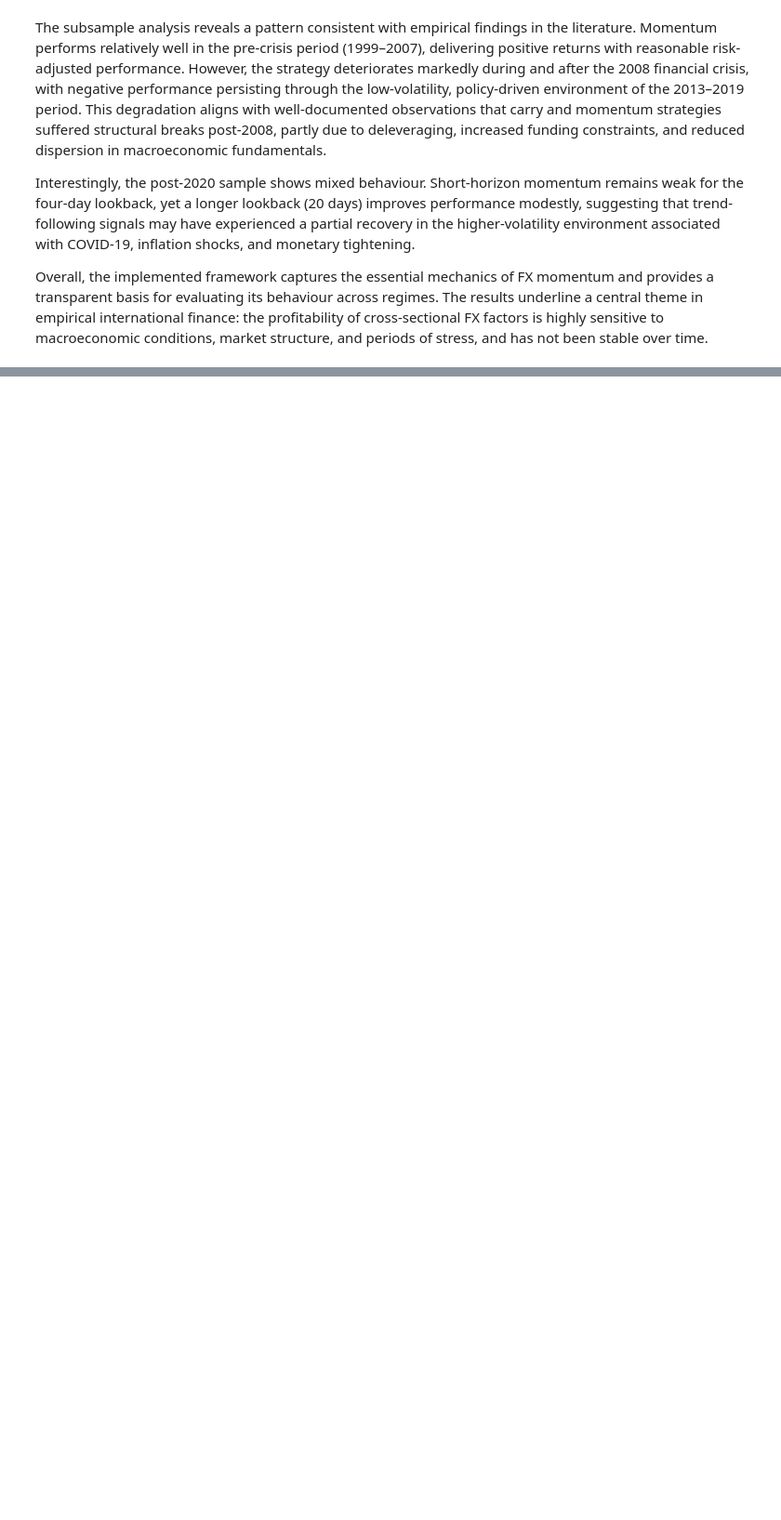
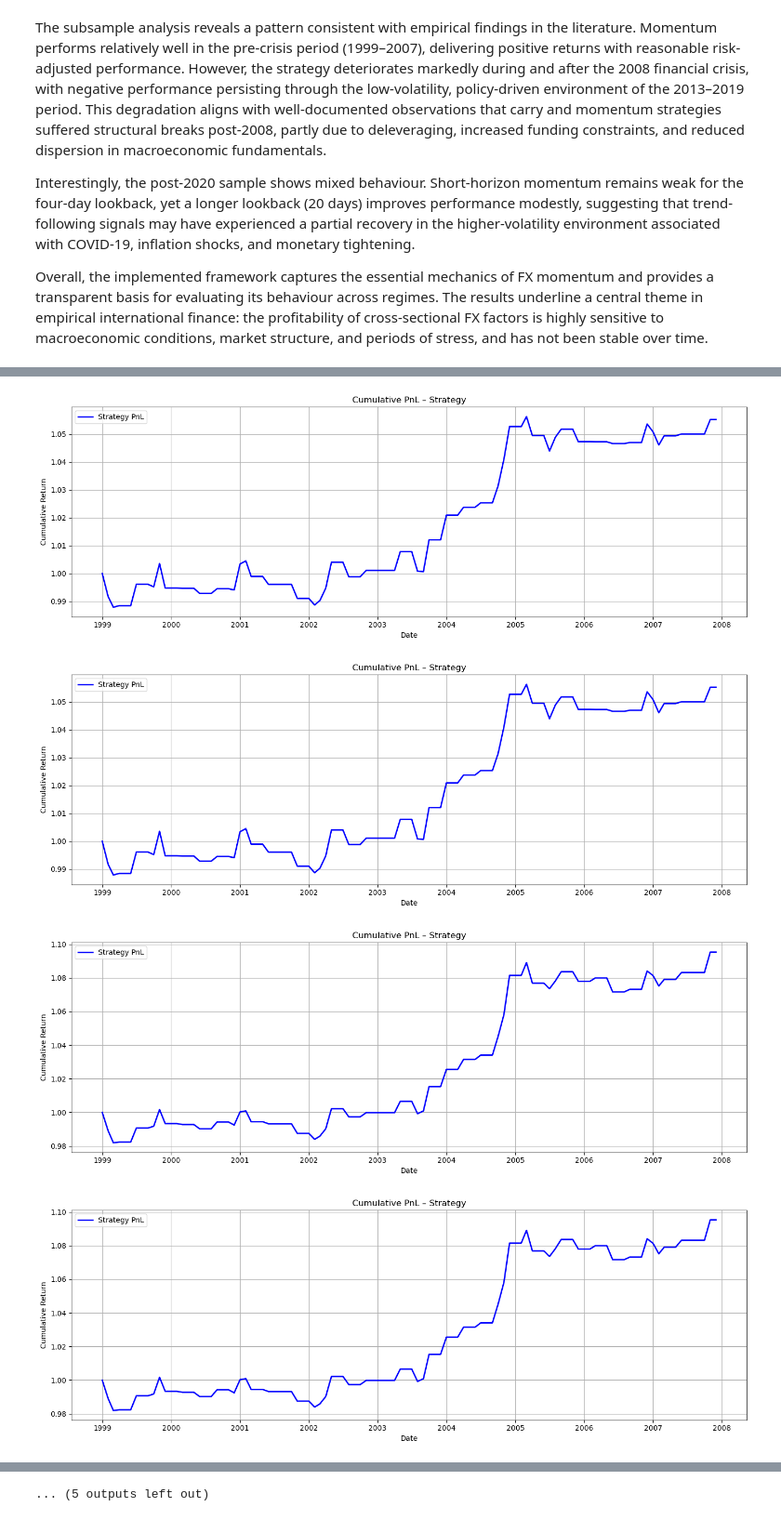
Before and after one commit to Thomasdeport/Dauphine203-Courses, a Jupyter notebook: international_finance/project.ipynb, the cells around one changed output, grey strips where cells are left out. Shown at 93% size. Drawn from its saved outputs; the diff is of its cells as text; code cells hidden in the pictures; blank space fills up the shorter version.

```diff
--- a/international_finance/project.ipynb
+++ b/international_finance/project.ipynb
@@ -783,3 +799,6 @@ The subsample analysis reveals a pattern consistent with empirical findings in t
 Interestingly, the post-2020 sample shows mixed behaviour. Short-horizon momentum remains weak for the four-day lookback, yet a longer lookback (20 days) improves performance modestly, suggesting that trend-following signals may have experienced a partial recovery in the higher-volatility environment associated with COVID-19, inflation shocks, and monetary tightening.
 
 Overall, the implemented framework captures the essential mechanics of FX momentum and provides a transparent basis for evaluating its behaviour across regimes. The results underline a central theme in empirical international finance: the profitability of cross-sectional FX factors is highly sensitive to macroeconomic conditions, market structure, and periods of stress, and has not been stable over time.
+# %%
+forward_1W.index = pd.to_datetime(forward_1W.index)
+forward_1W.index
@@ -919,0 +983,59 @@ dtype: float64
+# %%
+param_grid = [
+    {"hold": 22, "pct": 0.2},
+    {"hold": 22, "pct": 0.3},
+]
+subsamples = {
+    "1999-2007": ("1999-01-01", "2007-12-31"), # (pre-crisis)
+    "2008-2012": ("2008-01-01", "2012-12-31"), # (Financial Crisis + Euro Crisis)
+    "2013-2019": ("2013-01-01", "2019-12-31"), # (QE, Low Volatility)
+    "2020-2024": ("2020-01-01", "2024-12-31"), # (COVID, Inflation, QT)
+}
+
+
+results_sub1W = {}
+results_sub1M = {}
+for sub_name, (start, end) in subsamples.items():
+    xusd_df_sub = xusd_df.loc[start:end]
+    forward_1M_sub = forward_1M.loc[start:end]
+    forward_1W_sub = forward_1W.loc[start:end]
+
+    if len(df_sub) < 200:
+        continue
+
+    for p in param_grid:
+        hd = p["hold"]
+        pct = p["pct"]
+
+        ppp_ret_1M, ppp_sig_1M, value_1M = ppp_strategy(
+            xusd_df_sub,
+            forward_1M_sub,
+            hold_period=hd,
+            pct=pct
+        )
+
+        ppp_ret_1W, ppp_sig_1W, value_1W = ppp_strategy(
+            xusd_df_sub,
+            forward_1W_sub,
+            hold_period=hd,
+            pct=pct
+        )
+
+        stats_ppp_1M = evaluate_strategy(ppp_ret_1M, sample = "M")
+        plot_pnl(ppp_ret_1W)
+        stats_ppp_1W = evaluate_strategy(ppp_ret_1W, sample = "M")
+        plot_pnl(ppp_ret_1W)
+
+        key = f"{sub_name} | HP={hd}, PCT={pct}"
+        results_sub1M[key] = stats_ppp_1M
+        results_sub1W[key] = stats_ppp_1W
+
+
+subsample_comparison1W = pd.DataFrame(results_sub1W).T
+subsample_comparison1M = pd.DataFrame(results_sub1M).T
+subsample_comparison1M
+# %% [output]
+[figure, added]
+[figure, added]
+[figure, added]
+[figure, added]
@@ -920 +1050,2 @@ dtype: float64
+... (5 outputs left out)
 # %% [markdown]
```
Also changed, not shown: parts of 21 cells of this notebook, 3 other files.
